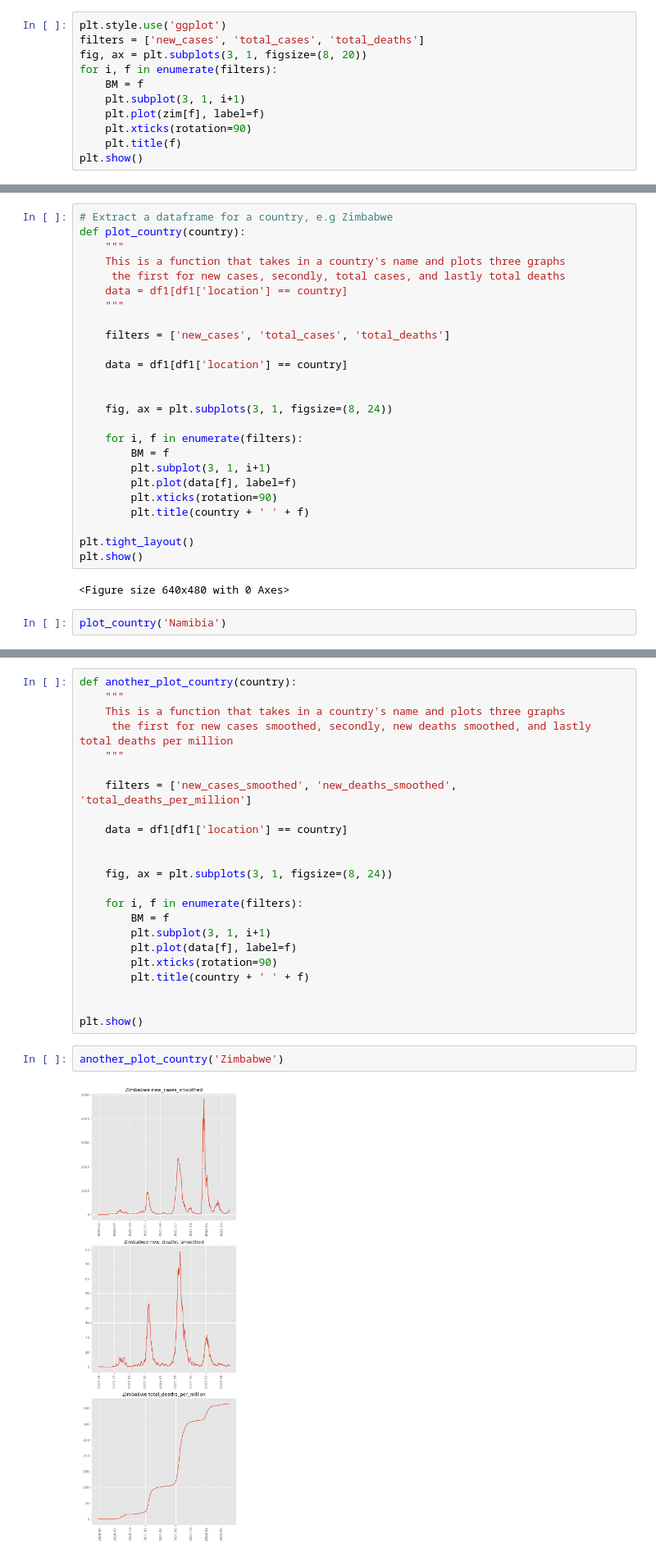
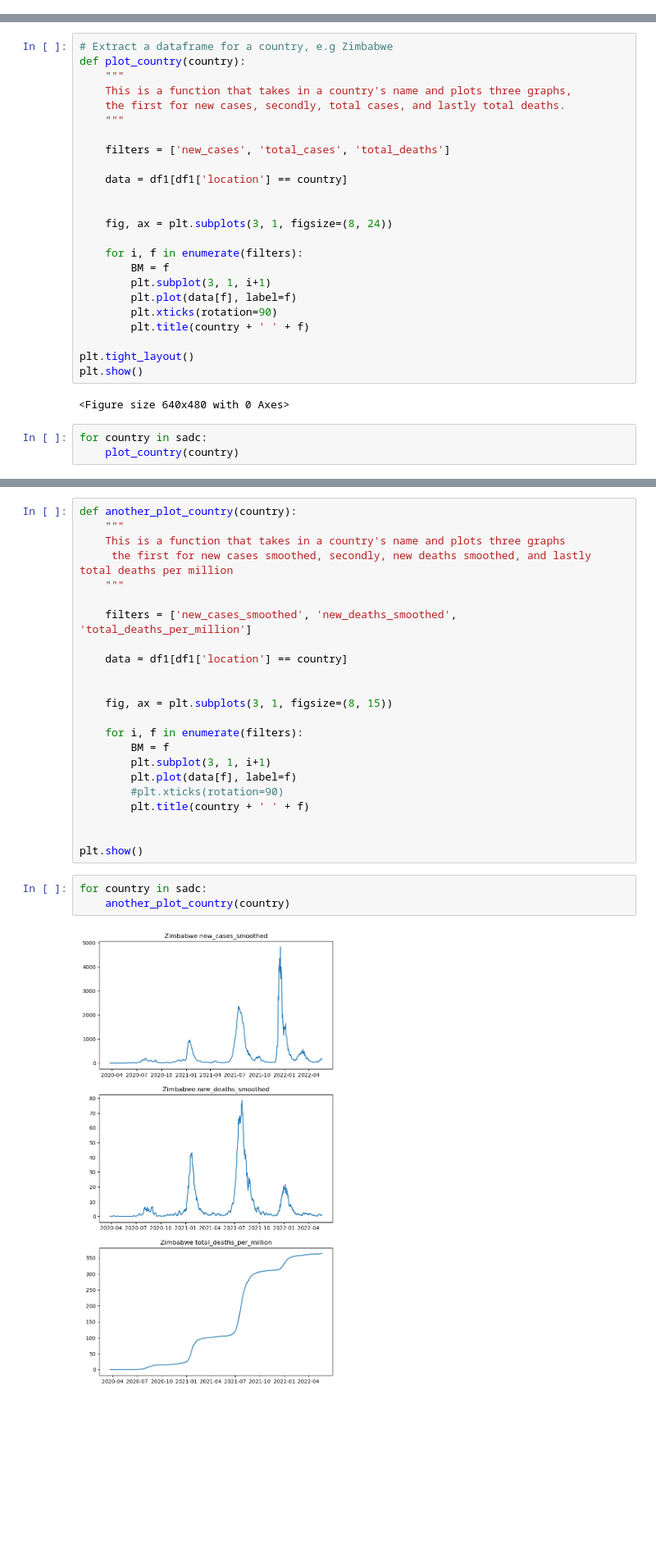
Before and after one commit to brilliantChikanya/covid_19, a Jupyter notebook: sadc_covid_profile.ipynb, the cells around one changed output, grey strips where cells are left out. Shown at 82% size. Drawn from its saved outputs; the diff is of its cells as text; blank space fills up the shorter version.

```diff
--- a/sadc_covid_profile.ipynb
+++ b/sadc_covid_profile.ipynb
@@ -180,11 +131,0 @@ plot_monthly_cases('Botswana')
-# %%
-plt.style.use('ggplot')
-filters = ['new_cases', 'total_cases', 'total_deaths']
-fig, ax = plt.subplots(3, 1, figsize=(8, 20))
-for i, f in enumerate(filters):
-    BM = f
-    plt.subplot(3, 1, i+1)
-    plt.plot(zim[f], label=f)
-    plt.xticks(rotation=90)
-    plt.title(f)
-plt.show()
@@ -194,9 +135,8 @@ plt.show()
 # Extract a dataframe for a country, e.g Zimbabwe
 def plot_country(country):
     """
-    This is a function that takes in a country's name and plots three graphs
-     the first for new cases, secondly, total cases, and lastly total deaths
-    data = df1[df1['location'] == country]
+    This is a function that takes in a country's name and plots three graphs,
+    the first for new cases, secondly, total cases, and lastly total deaths.
     """
 
     filters = ['new_cases', 'total_cases', 'total_deaths']
@@ -218,5 +158,6 @@ plt.show()
 # %% [output]
 <Figure size 640x480 with 0 Axes>
 # %%
-plot_country('Namibia')
+for country in sadc:
+    plot_country(country)
 # %% [output]
@@ -241,18 +178,19 @@ def another_plot_country(country):
     data = df1[df1['location'] == country]
 
 
-    fig, ax = plt.subplots(3, 1, figsize=(8, 24))
+    fig, ax = plt.subplots(3, 1, figsize=(8, 15))
 
     for i, f in enumerate(filters):
         BM = f
         plt.subplot(3, 1, i+1)
         plt.plot(data[f], label=f)
-        plt.xticks(rotation=90)
+        #plt.xticks(rotation=90)
         plt.title(country + ' ' + f)
 
 
 plt.show()
 # %%
-another_plot_country('Zimbabwe')
+for country in sadc:
+    another_plot_country(country)
 # %% [output]
-[figure, old version]
+[figure, new version]
```
Also changed, not shown: parts of 29 cells of this notebook.
